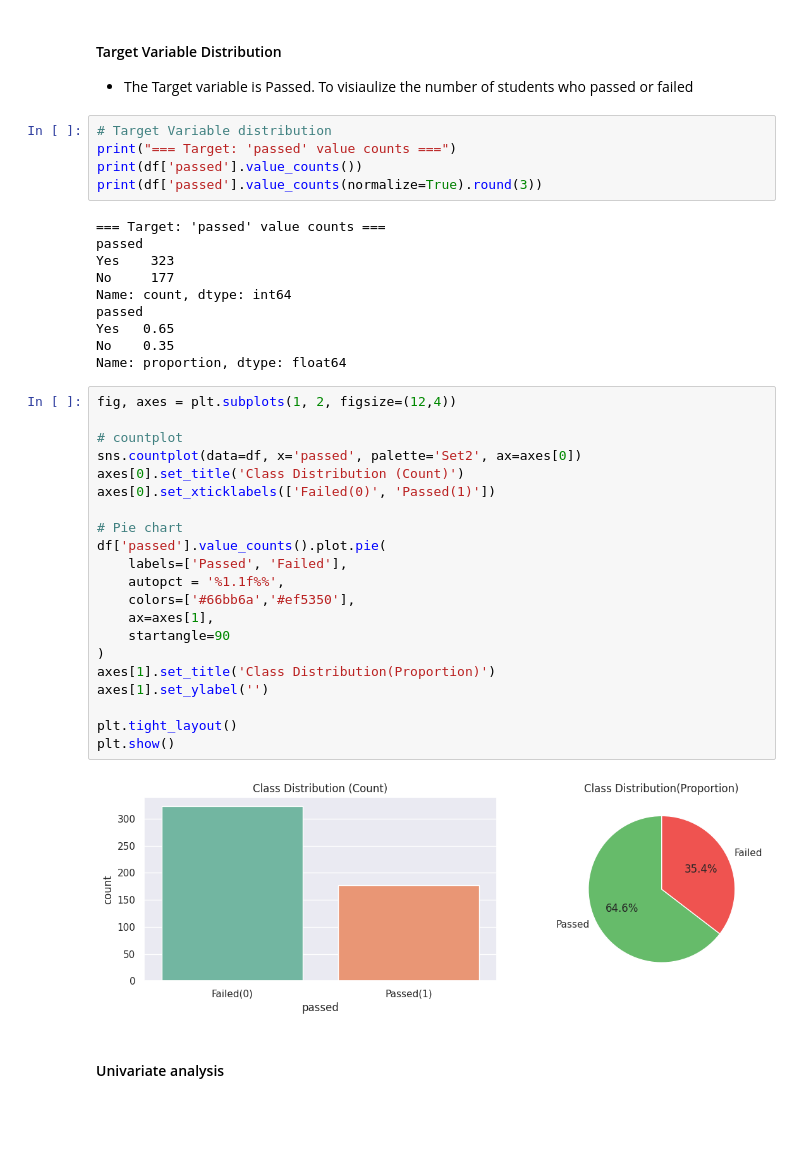
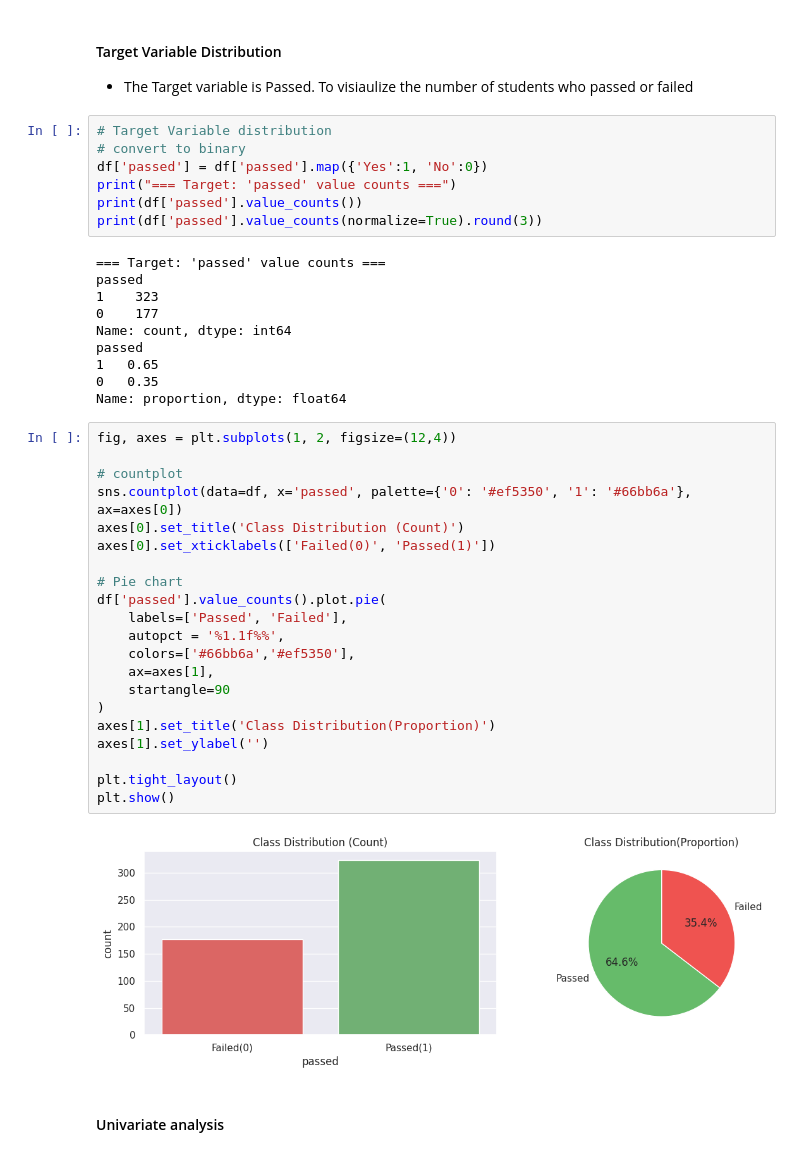
Before and after one commit to raymakoko/Student_Performance_Analyzer, a Jupyter notebook: notebooks/cleaningdata.ipynb, the cells around one changed output. Drawn from its saved outputs; the diff is of its cells as text; blank space fills up the shorter version.

```diff
--- a/notebooks/cleaningdata.ipynb
+++ b/notebooks/cleaningdata.ipynb
@@ -199,42 +199,44 @@ Dropped 'student_id'. Remaining columns: ['gender', 'age', 'study_hours_per_week
 - The Target variable is Passed. To visiaulize the number of students who passed or failed
 # %%
 # Target Variable distribution
+# convert to binary
+df['passed'] = df['passed'].map({'Yes':1, 'No':0})
 print("=== Target: 'passed' value counts ===")
 print(df['passed'].value_counts())
 print(df['passed'].value_counts(normalize=True).round(3))
 # %% [output]
 === Target: 'passed' value counts ===
 passed
-Yes    323
-No     177
+1    323
+0    177
 Name: count, dtype: int64
 passed
-Yes   0.65
-No    0.35
+1   0.65
+0   0.35
 Name: proportion, dtype: float64
 # %%
 fig, axes = plt.subplots(1, 2, figsize=(12,4))
 
 # countplot
-sns.countplot(data=df, x='passed', palette='Set2', ax=axes[0])
+sns.countplot(data=df, x='passed', palette={'0': '#ef5350', '1': '#66bb6a'}, ax=axes[0])
 axes[0].set_title('Class Distribution (Count)')
 axes[0].set_xticklabels(['Failed(0)', 'Passed(1)'])
 
 # Pie chart
 df['passed'].value_counts().plot.pie(
     labels=['Passed', 'Failed'],
     autopct = '%1.1f%%',
     colors=['#66bb6a','#ef5350'],
     ax=axes[1],
     startangle=90
 )
 axes[1].set_title('Class Distribution(Proportion)')
 axes[1].set_ylabel('')
 
 plt.tight_layout()
 plt.show()
 # %% [output]
-[figure, old version]
+[figure, new version]
 # %% [markdown]
 #### Univariate analysis
 # %%
```
Also changed, not shown: parts of 11 cells of this notebook.
